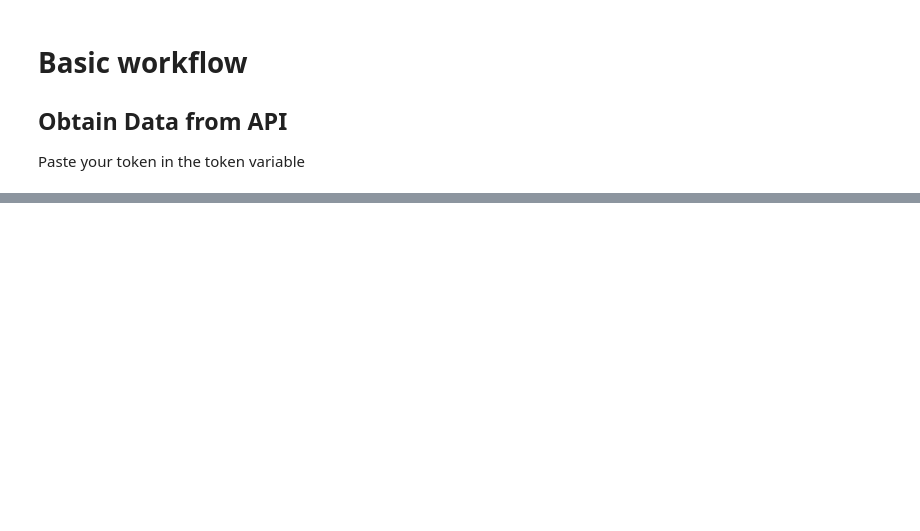
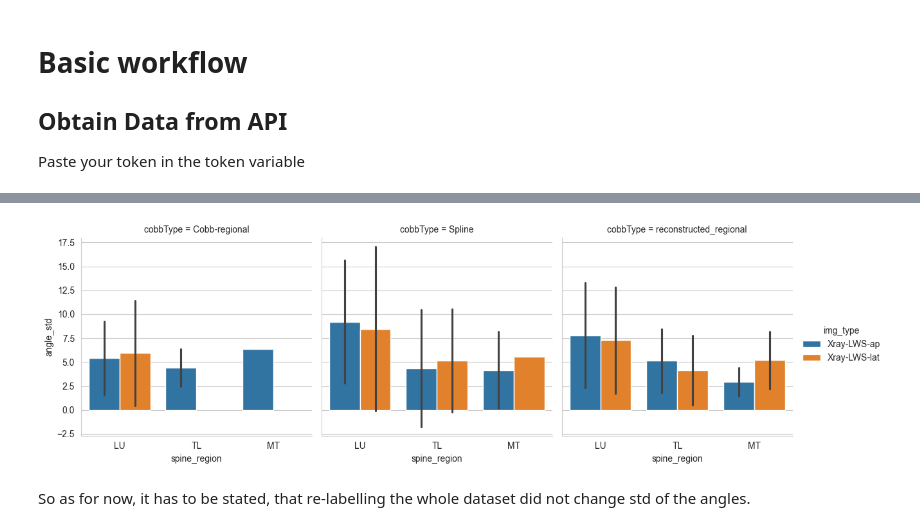
Before and after one commit to bernspe/XrayStats, a Jupyter notebook: comparing_angles.ipynb, the cells around one changed output, grey strips where cells are left out. Drawn from its saved outputs; the diff is of its cells as text; code cells hidden in the pictures; blank space fills up the shorter version.

```diff
--- a/comparing_angles.ipynb
+++ b/comparing_angles.ipynb
@@ -88,0 +122,7 @@ df6c.groupby(['id','cobbType','spine_region']).agg({'angle':['mean','count','std
+# %%
+g=sns.catplot(data=df6f_corrected, x='spine_region', y='angle_std', hue='img_type', col='cobbType', col_order=cobbTypeOrder, kind='bar', height=4, aspect=1, errorbar='sd')
+g.fig.savefig('output/angle_std_by_spine_region_corrected.png')
+# %% [output]
+[figure, added]
+# %% [markdown]
+So as for now, it has to be stated, that re-labelling the whole dataset did not change std of the angles.
```
Also changed, not shown: parts of 25 cells of this notebook, 18 other files.
